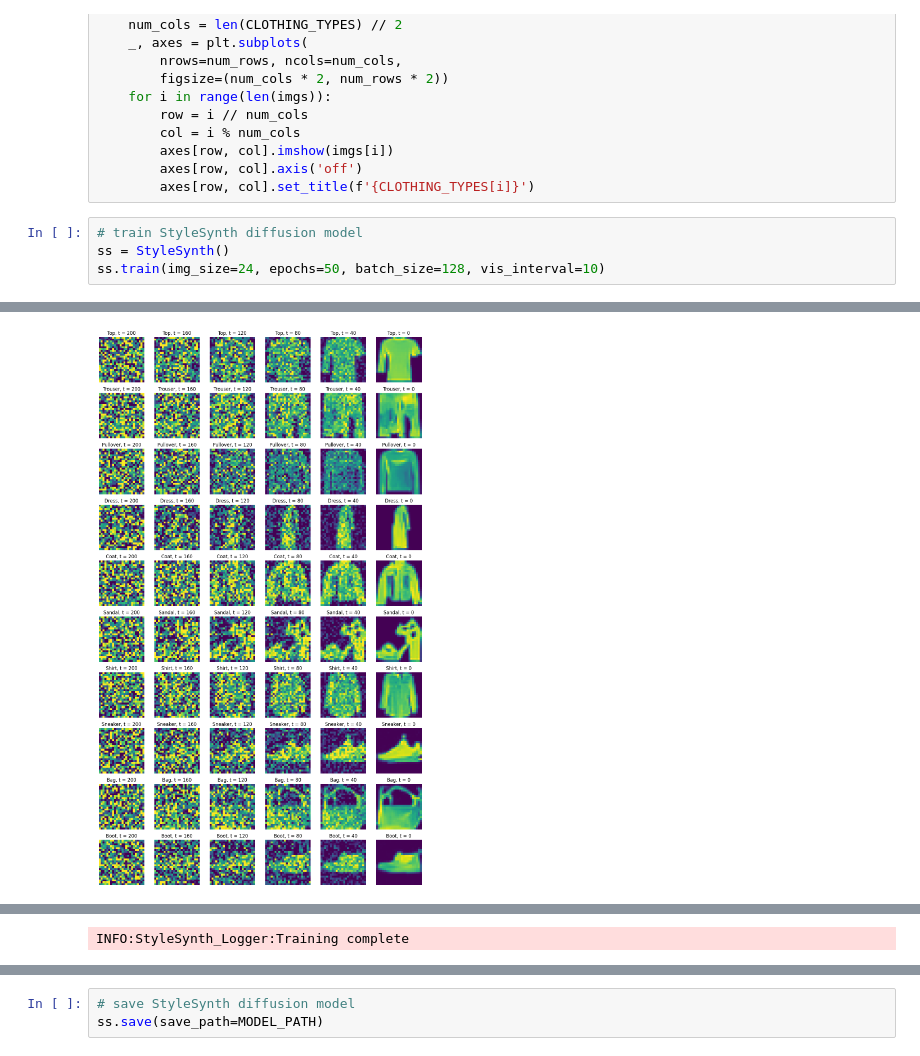
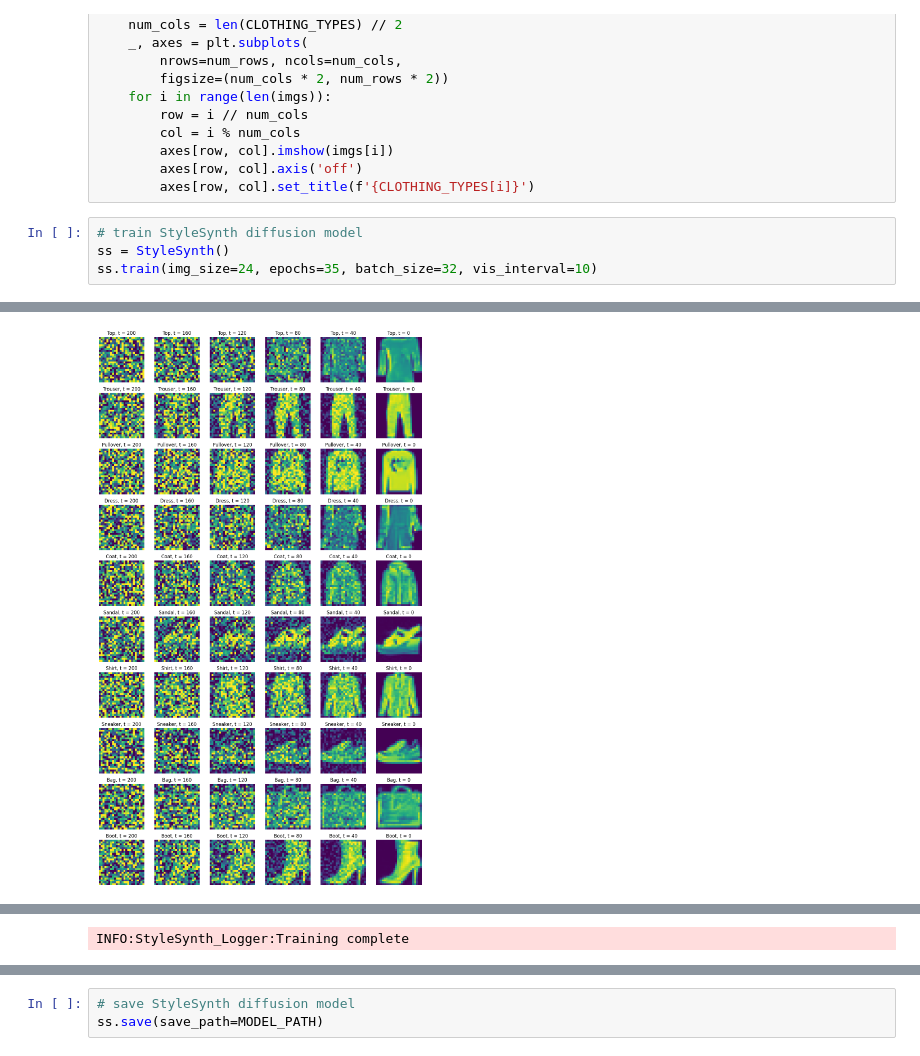
Before and after one commit to asathiya007/stylesynth, a Jupyter notebook: demo.ipynb, the cells around one changed output, grey strips where cells are left out. Drawn from its saved outputs; the diff is of its cells as text.

```diff
--- a/demo.ipynb
+++ b/demo.ipynb
@@ -32,7 +32,7 @@ def display_images(imgs):
 # %%
 # train StyleSynth diffusion model
 ss = StyleSynth()
-ss.train(img_size=24, epochs=50, batch_size=128, vis_interval=10)
+ss.train(img_size=24, epochs=35, batch_size=32, vis_interval=10)
 # %% [output]
 INFO:StyleSynth_Logger:Loading Fashion MNIST dataset...
 INFO:StyleSynth_Logger:Dataset loaded
@@ -50 +50 @@ INFO:StyleSynth_Logger:Average loss across batch at final step of epoch: 0.06586
-[figure, old version]
+[figure, new version]
```
Also changed, not shown: parts of 4 cells of this notebook, 2 other files.
